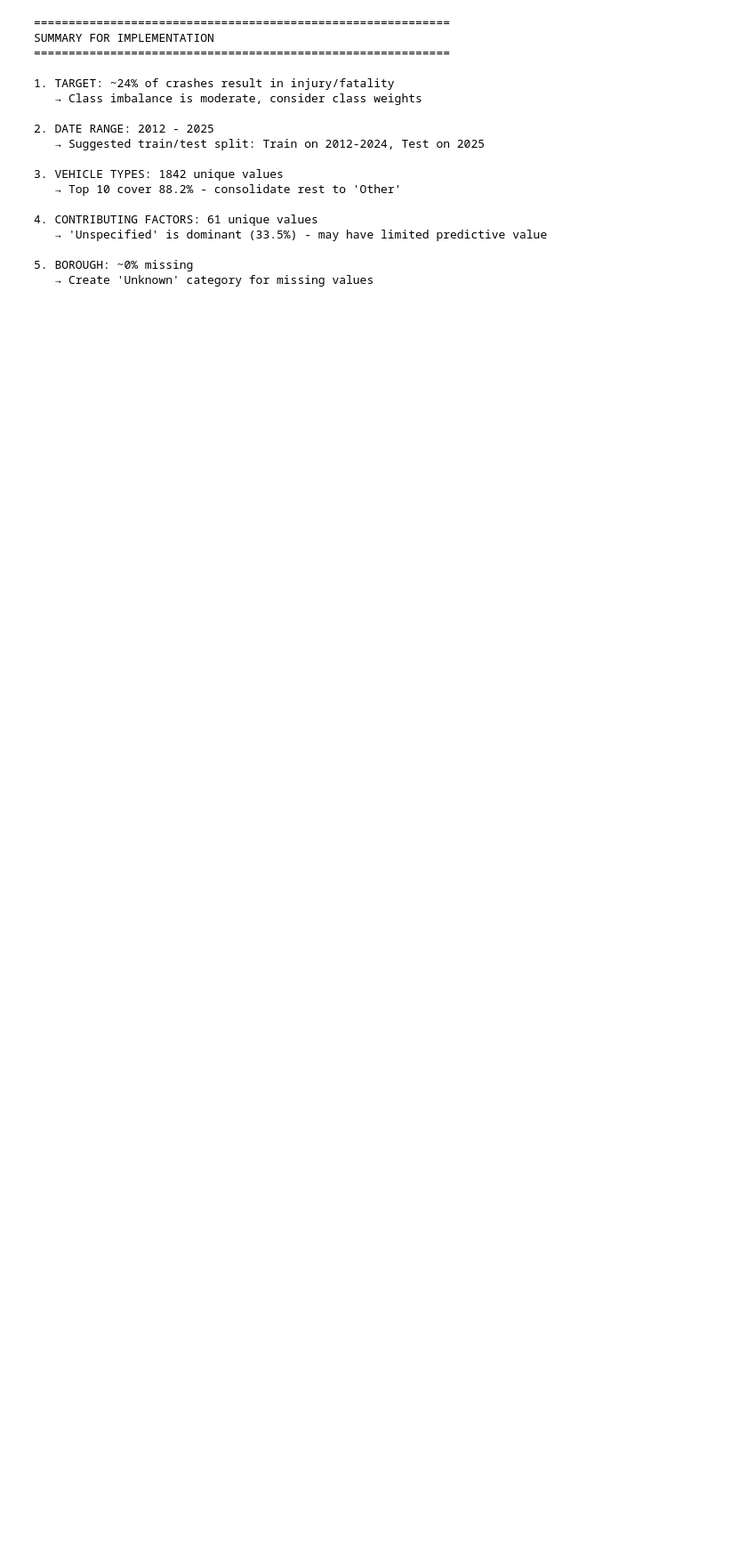
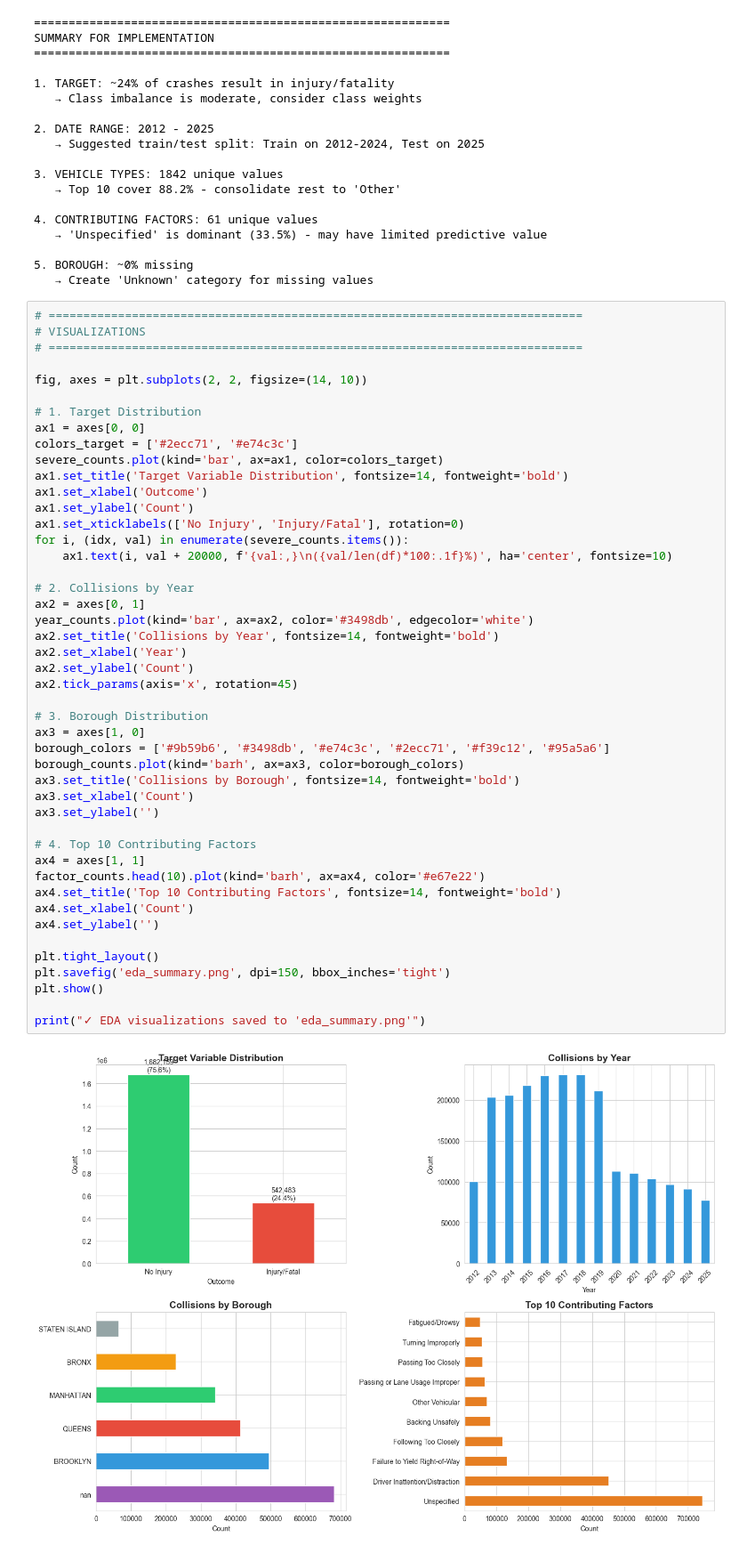
Before and after one commit to adamya-singh/data-management-final-project, a Jupyter notebook: EDA.ipynb, the cells around one changed output. Shown: that part at 89% size. Saved outputs shown, nothing was run; the diff lists cells and outputs as text; blank space fills up the shorter version.

```diff
--- a/EDA.ipynb
+++ b/EDA.ipynb
@@ -278,3 +278,51 @@ SUMMARY FOR IMPLEMENTATION
 
 5. BOROUGH: ~0% missing
    → Create 'Unknown' category for missing values
+# %%
+# =============================================================================
+# VISUALIZATIONS
+# =============================================================================
+
+fig, axes = plt.subplots(2, 2, figsize=(14, 10))
+
+# 1. Target Distribution
+ax1 = axes[0, 0]
+colors_target = ['#2ecc71', '#e74c3c']
+severe_counts.plot(kind='bar', ax=ax1, color=colors_target)
+ax1.set_title('Target Variable Distribution', fontsize=14, fontweight='bold')
+ax1.set_xlabel('Outcome')
+ax1.set_ylabel('Count')
+ax1.set_xticklabels(['No Injury', 'Injury/Fatal'], rotation=0)
+for i, (idx, val) in enumerate(severe_counts.items()):
+    ax1.text(i, val + 20000, f'{val:,}\n({val/len(df)*100:.1f}%)', ha='center', fontsize=10)
+
+# 2. Collisions by Year
+ax2 = axes[0, 1]
+year_counts.plot(kind='bar', ax=ax2, color='#3498db', edgecolor='white')
+ax2.set_title('Collisions by Year', fontsize=14, fontweight='bold')
+ax2.set_xlabel('Year')
+ax2.set_ylabel('Count')
+ax2.tick_params(axis='x', rotation=45)
+
+# 3. Borough Distribution
+ax3 = axes[1, 0]
+borough_colors = ['#9b59b6', '#3498db', '#e74c3c', '#2ecc71', '#f39c12', '#95a5a6']
+borough_counts.plot(kind='barh', ax=ax3, color=borough_colors)
+ax3.set_title('Collisions by Borough', fontsize=14, fontweight='bold')
+ax3.set_xlabel('Count')
+ax3.set_ylabel('')
+
+# 4. Top 10 Contributing Factors
+ax4 = axes[1, 1]
+factor_counts.head(10).plot(kind='barh', ax=ax4, color='#e67e22')
+ax4.set_title('Top 10 Contributing Factors', fontsize=14, fontweight='bold')
+ax4.set_xlabel('Count')
+ax4.set_ylabel('')
+
+plt.tight_layout()
+plt.savefig('eda_summary.png', dpi=150, bbox_inches='tight')
+plt.show()
+
+print("✓ EDA visualizations saved to 'eda_summary.png'")
+# %% [output]
+[figure, added]
```
Also changed, not shown: parts of 2 cells of this notebook, 4 other files.
